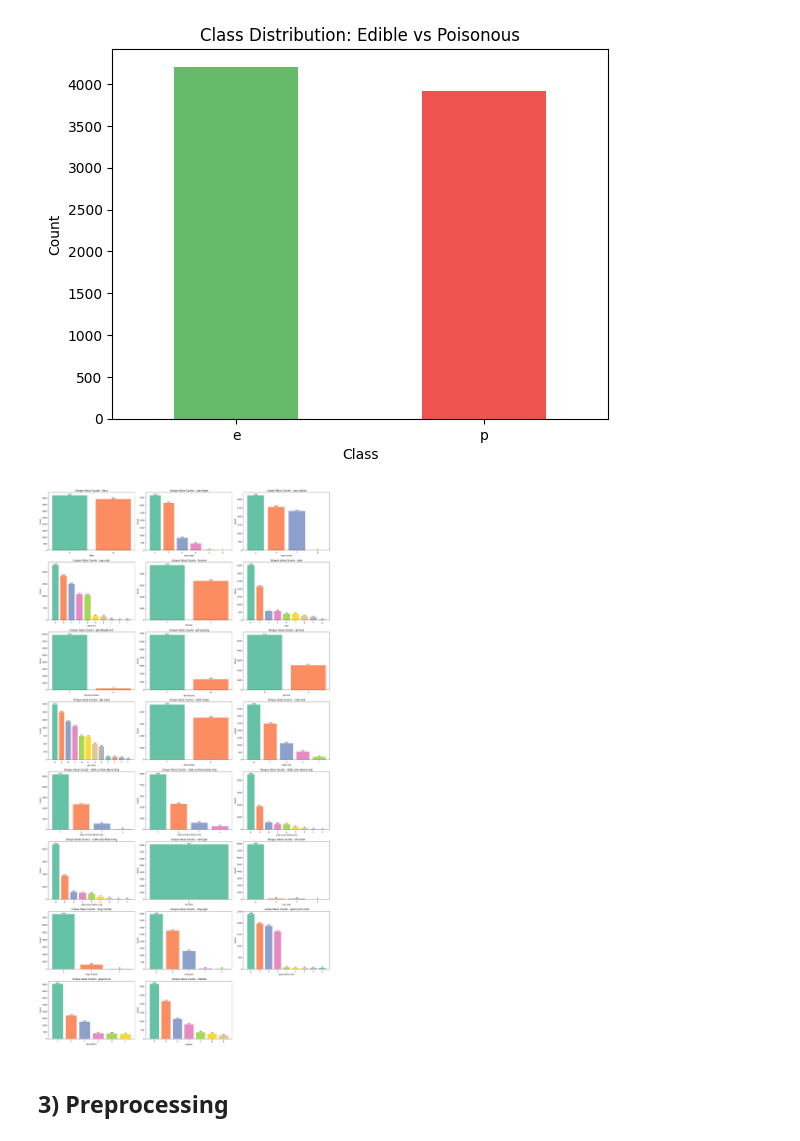
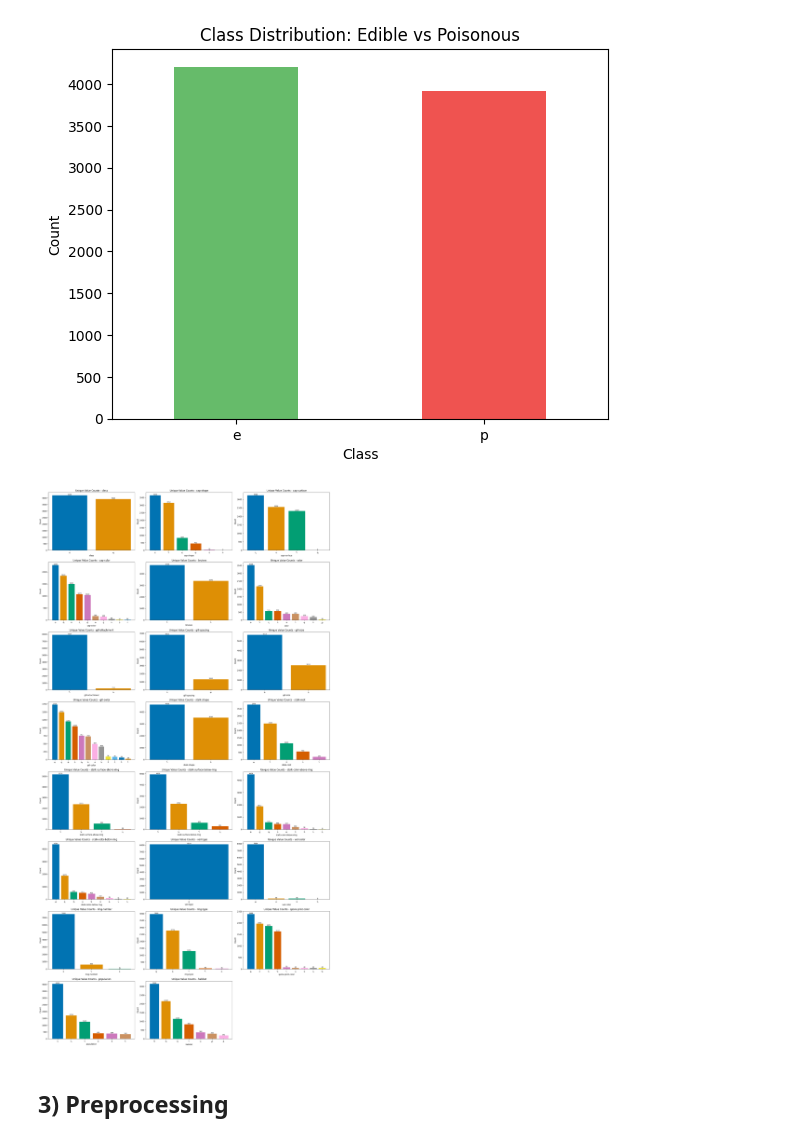
Before and after one commit to Ahmed-Fahmy00/Mushroom-Classifier, a Jupyter notebook: Final Phase 1.ipynb, the cells around one changed output. Drawn from its saved outputs; the diff is of its cells as text; code cells hidden in the pictures.

Commit message:
better color for bar charts

```diff
--- a/Final Phase 1.ipynb
+++ b/Final Phase 1.ipynb
@@ -90,35 +90,35 @@ for col in df_raw.columns:
 num_cols = len(df_raw.columns)
 grid_cols = 3
 grid_rows = int(np.ceil(num_cols / grid_cols))
 
 fig, axes = plt.subplots(grid_rows, grid_cols, figsize=(7 * grid_cols, 5 * grid_rows))
 axes = np.array(axes).reshape(-1)
 
 for i, col in enumerate(df_raw.columns):
     ax = axes[i]
     plot_df = counts_by_column[col].copy()
 
-    colors = sns.color_palette('Set2', n_colors=len(plot_df))
+    colors = sns.color_palette('colorblind', n_colors=len(plot_df))
     bars = ax.bar(plot_df['value'], plot_df['count'], color=colors)
 
     ax.set_title(f'Unique Value Counts - {col}')
     ax.set_xlabel(col)
     ax.set_ylabel('Count')
     ax.tick_params(axis='x', rotation=45)
 
     # Write count value on each bar.
     for bar, value in zip(bars, plot_df['count']):
         ax.text( bar.get_x() + bar.get_width() / 2, bar.get_height(), str(int(value)),
                  ha='center', va='bottom', fontsize=8, rotation=0)
 
 # Hide any unused subplot axes.
 for j in range(num_cols, len(axes)):
     axes[j].axis('off')
 
 plt.tight_layout()
 plt.show()
 # %% [output]
-[figure, old version]
+[figure, new version]
 # %% [markdown]
 ## 3) Preprocessing
 # %%
```
Also changed, not shown: parts of 2 cells of this notebook.
